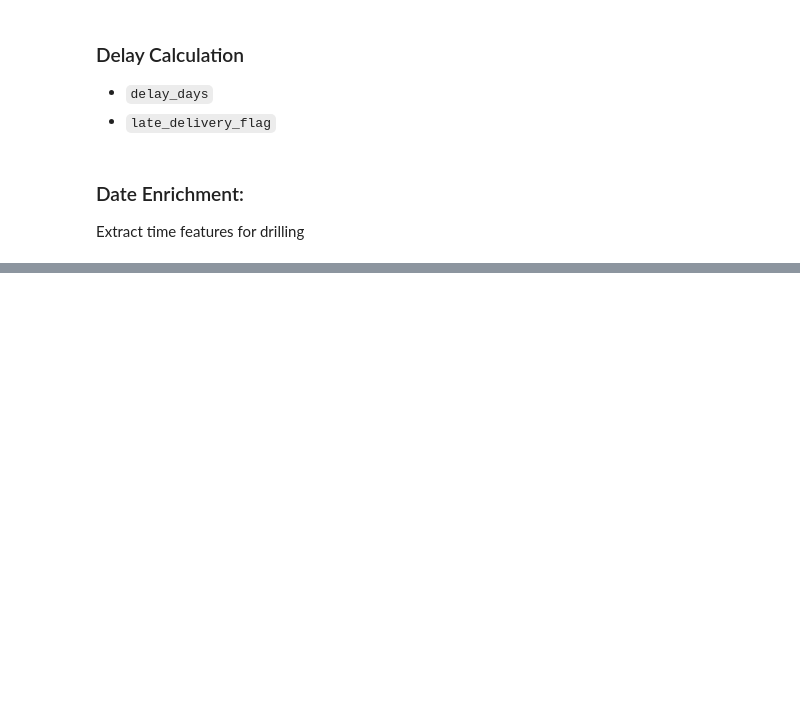
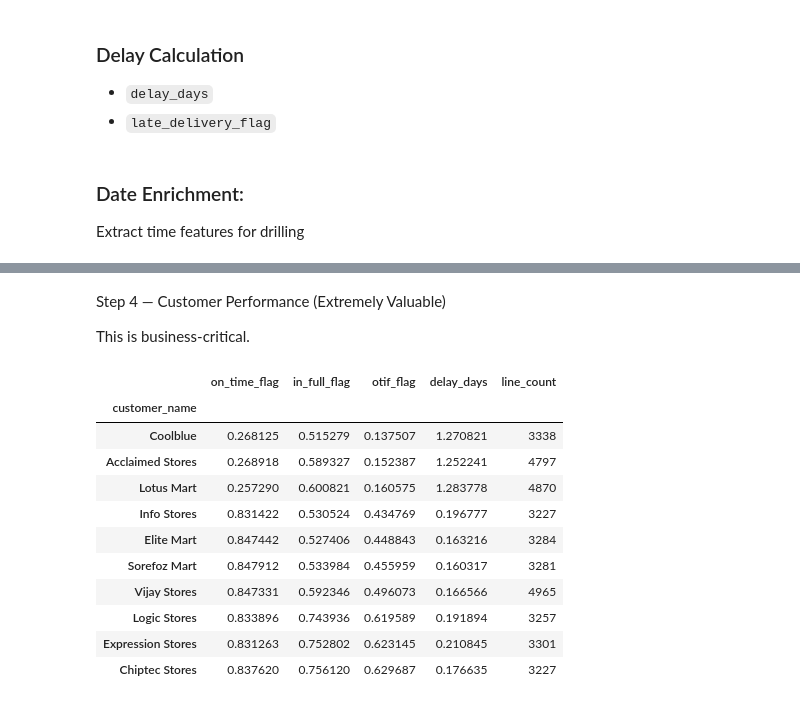
Before and after one commit to jacobdbt2100/supply-chain-service-level-tracking, a Jupyter notebook: notebooks/data_cleaning_and_exploration_supply_chain_service_level_tracking.ipynb, the cells around one changed output, grey strips where cells are left out. Drawn from its saved outputs; the diff is of its cells as text; code cells hidden in the pictures; blank space fills up the shorter version.

```diff
--- a/notebooks/data_cleaning_and_exploration_supply_chain_service_level_tracking.ipynb
+++ b/notebooks/data_cleaning_and_exploration_supply_chain_service_level_tracking.ipynb
@@ -363,0 +448,33 @@ order_lines.head(3)
+# %% [markdown]
+Step 4 — Customer Performance (Extremely Valuable)
+
+This is business-critical.
+# %%
+customer_perf = (
+    order_lines
+    .groupby('customer_name')
+    .agg({
+        'on_time_flag':'mean',
+        'in_full_flag':'mean',
+        'otif_flag':'mean',
+        'delay_days':'mean',
+        'order_id':'count'
+    })
+    .rename(columns={'order_id':'line_count'})
+    .sort_values('otif_flag')
+)
+
+customer_perf.head(10)
+# %% [output]
+|  | on_time_flag | in_full_flag | otif_flag | delay_days | line_count |
+| customer_name |  |  |  |  |  |
+| Coolblue | 0.268125 | 0.515279 | 0.137507 | 1.270821 | 3338 |
+| Acclaimed Stores | 0.268918 | 0.589327 | 0.152387 | 1.252241 | 4797 |
+| Lotus Mart | 0.257290 | 0.600821 | 0.160575 | 1.283778 | 4870 |
+| Info Stores | 0.831422 | 0.530524 | 0.434769 | 0.196777 | 3227 |
+| Elite Mart | 0.847442 | 0.527406 | 0.448843 | 0.163216 | 3284 |
+| Sorefoz Mart | 0.847912 | 0.533984 | 0.455959 | 0.160317 | 3281 |
+| Vijay Stores | 0.847331 | 0.592346 | 0.496073 | 0.166566 | 4965 |
+| Logic Stores | 0.833896 | 0.743936 | 0.619589 | 0.191894 | 3257 |
+| Expression Stores | 0.831263 | 0.752802 | 0.623145 | 0.210845 | 3301 |
+| Chiptec Stores | 0.837620 | 0.756120 | 0.629687 | 0.176635 | 3227 |
```
Also changed, not shown: parts of 41 cells of this notebook.
